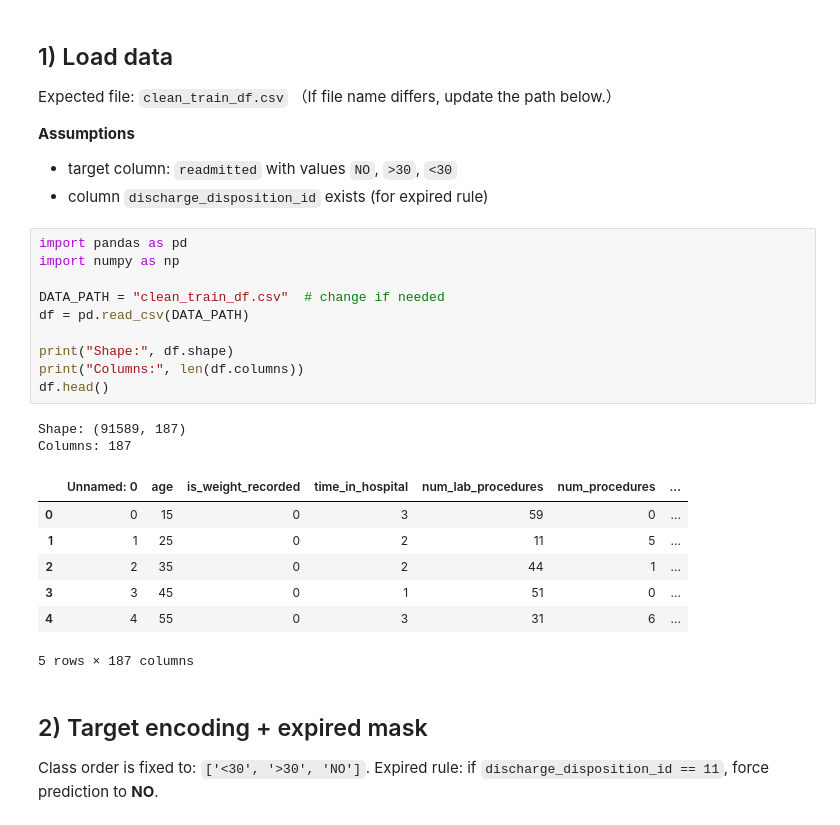
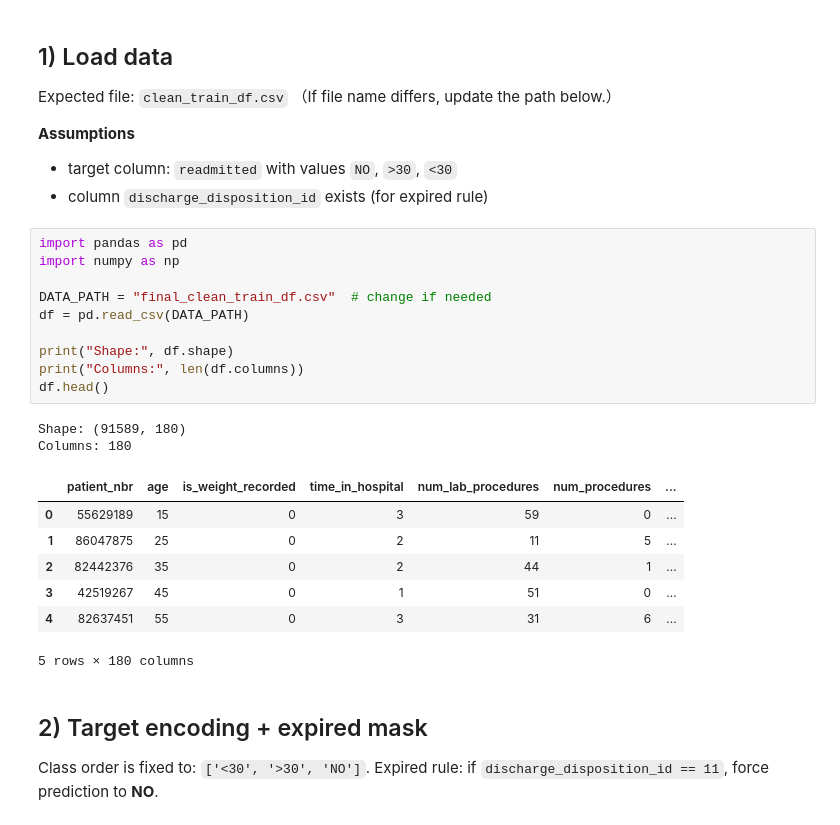
Before and after one commit to levon-d/BENG0095_Coursework, a Jupyter notebook: notebooks/Hybrid_Minimal_Viable_Notebook_2.ipynb, the cells around one changed output. Saved outputs shown, nothing was run; the diff lists cells and outputs as text.

```diff
--- a/notebooks/Hybrid_Minimal_Viable_Notebook_2.ipynb
+++ b/notebooks/Hybrid_Minimal_Viable_Notebook_2.ipynb
@@ -35,23 +35,23 @@ Expected file: `clean_train_df.csv` （If file name differs, update the path bel
 # %%
 import pandas as pd
 import numpy as np
 
-DATA_PATH = "clean_train_df.csv"  # change if needed
+DATA_PATH = "final_clean_train_df.csv"  # change if needed
 df = pd.read_csv(DATA_PATH)
 
 print("Shape:", df.shape)
 print("Columns:", len(df.columns))
 df.head()
 # %% [output]
-Shape: (91589, 187)
-Columns: 187
+Shape: (91589, 180)
+Columns: 180
-|  | Unnamed: 0 | age | is_weight_recorded | time_in_hospital | num_lab_procedures | num_procedures | ... |
-| 0 | 0 | 15 | 0 | 3 | 59 | 0 | ... |
-| 1 | 1 | 25 | 0 | 2 | 11 | 5 | ... |
-| 2 | 2 | 35 | 0 | 2 | 44 | 1 | ... |
-| 3 | 3 | 45 | 0 | 1 | 51 | 0 | ... |
-| 4 | 4 | 55 | 0 | 3 | 31 | 6 | ... |
+|  | patient_nbr | age | is_weight_recorded | time_in_hospital | num_lab_procedures | num_procedures | ... |
+| 0 | 55629189 | 15 | 0 | 3 | 59 | 0 | ... |
+| 1 | 86047875 | 25 | 0 | 2 | 11 | 5 | ... |
+| 2 | 82442376 | 35 | 0 | 2 | 44 | 1 | ... |
+| 3 | 42519267 | 45 | 0 | 1 | 51 | 0 | ... |
+| 4 | 82637451 | 55 | 0 | 3 | 31 | 6 | ... |
-5 rows × 187 columns
+5 rows × 180 columns
 # %% [markdown]
 ## 2) Target encoding + expired mask
 Class order is fixed to: `['<30', '>30', 'NO']`.
```
Also changed, not shown: parts of 1 cell of this notebook, 4 other files.
